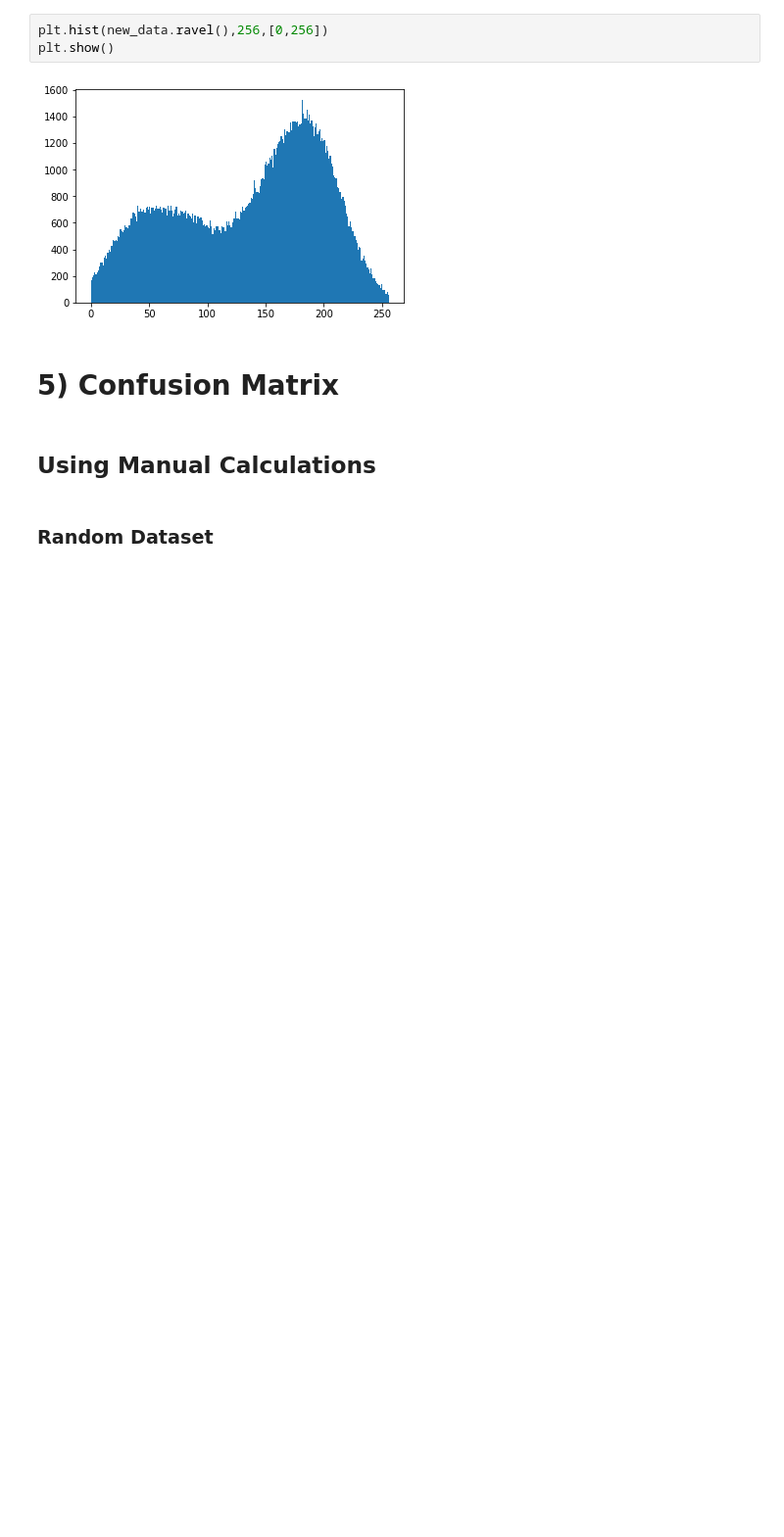
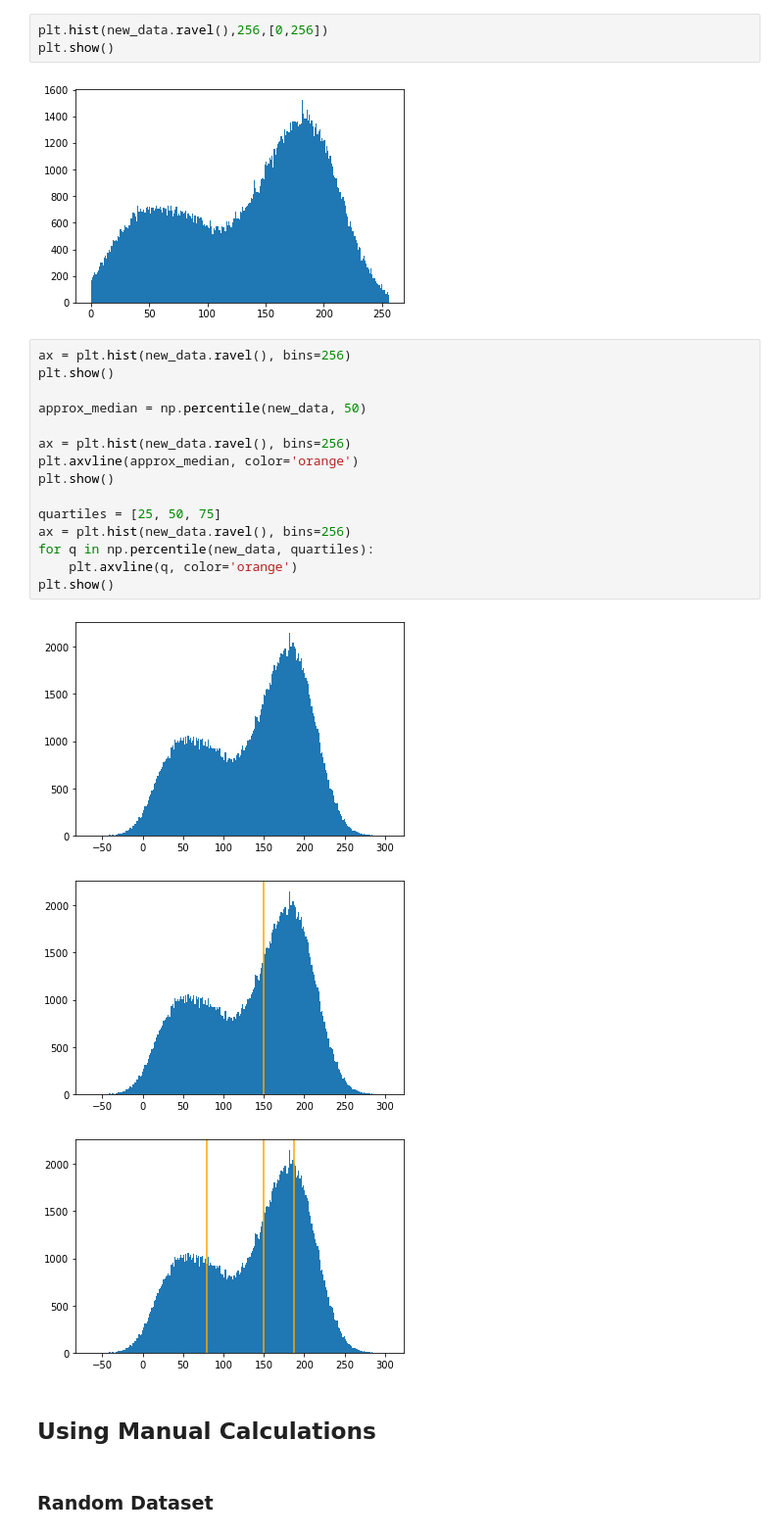
Before and after one commit to Jasleen8801/Computational-Statistics, a Jupyter notebook: Computational_Statistics.ipynb, the cells around one changed output. Shown at 98% size. Drawn from its saved outputs; the diff is of its cells as text; blank space fills up the shorter version.

```diff
--- a/Computational_Statistics.ipynb
+++ b/Computational_Statistics.ipynb
@@ -338,8 +338,25 @@ plt.hist(new_data.ravel(),256,[0,256])
 plt.show()
 # %% [output]
 [figure]
-# %% [markdown]
-# 5) Confusion Matrix
+# %%
+ax = plt.hist(new_data.ravel(), bins=256)
+plt.show()
+
+approx_median = np.percentile(new_data, 50)
+
+ax = plt.hist(new_data.ravel(), bins=256)
+plt.axvline(approx_median, color='orange')
+plt.show()
+
+quartiles = [25, 50, 75]
+ax = plt.hist(new_data.ravel(), bins=256)
+for q in np.percentile(new_data, quartiles):
+    plt.axvline(q, color='orange')
+plt.show()
+# %% [output]
+[figure, added]
+[figure, added]
+[figure, added]
 # %% [markdown]
 ## Using Manual Calculations
 # %% [markdown]
```
